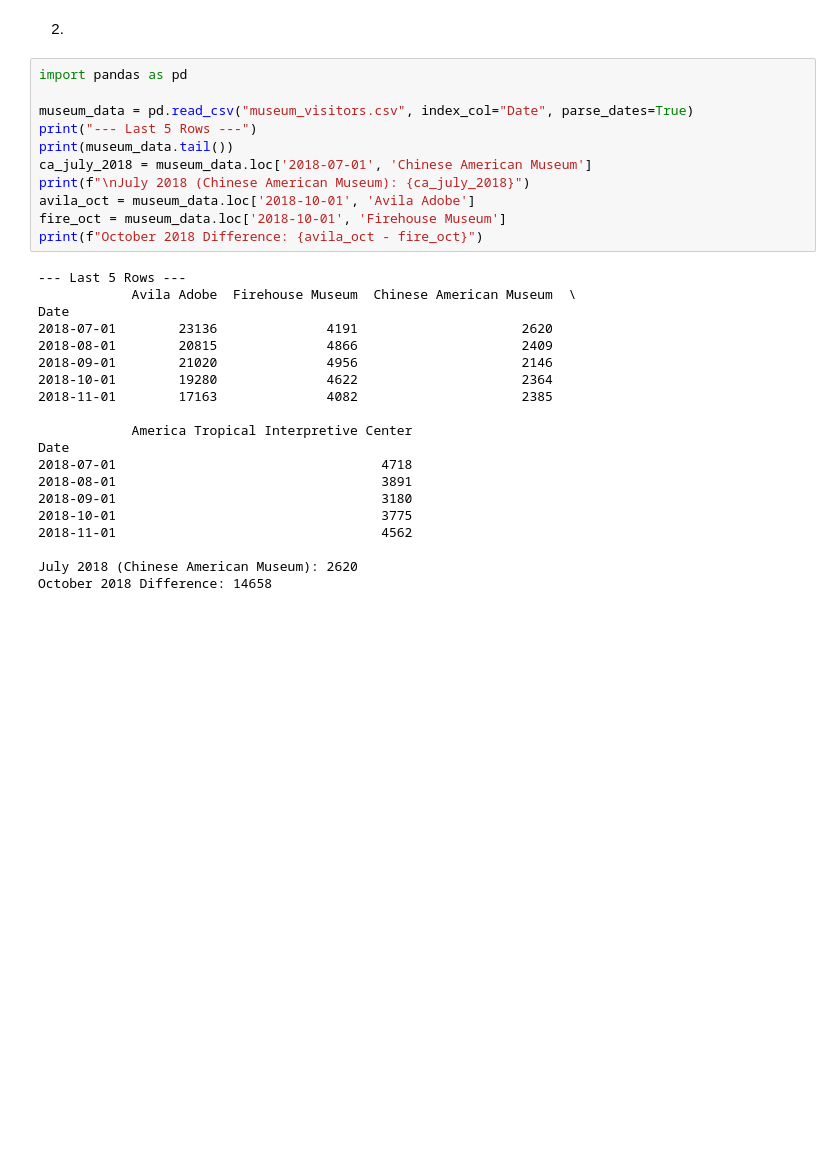
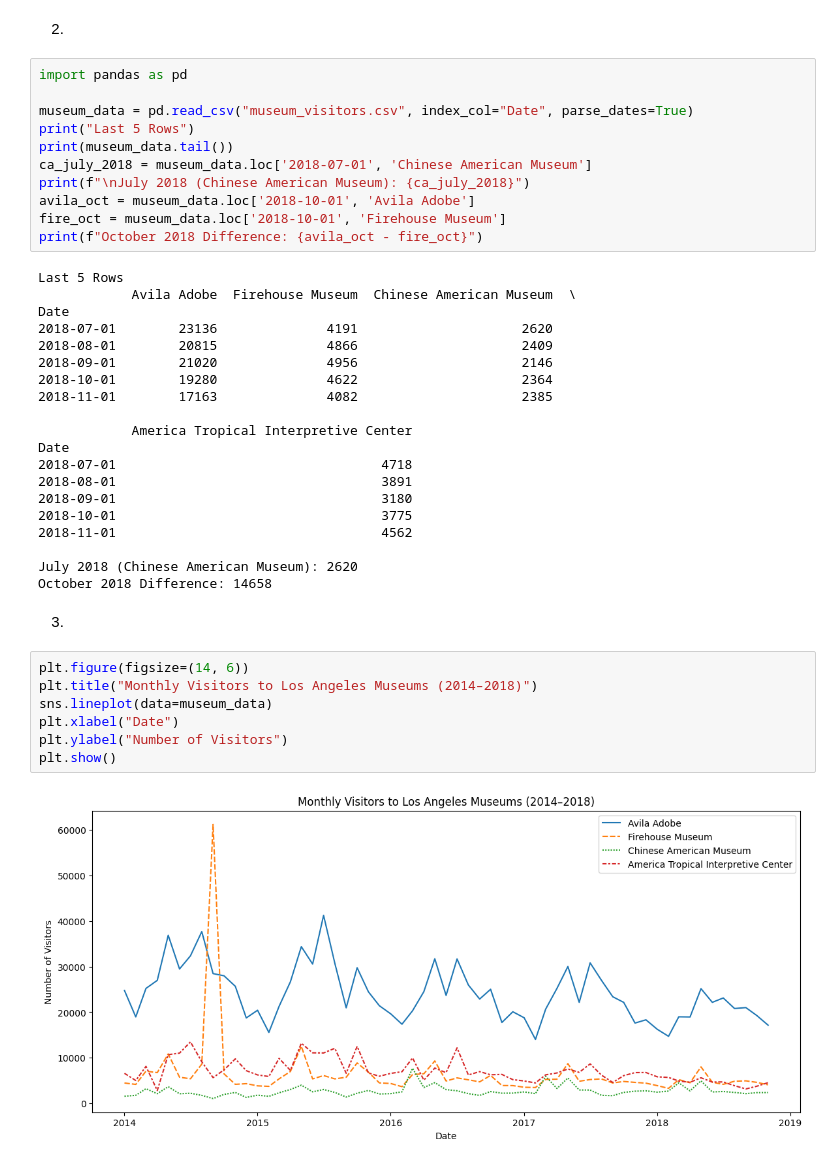
Before and after one commit to Sarah-Manzoor-158/Machine-learning-course, a Jupyter notebook: Untitled14.ipynb, the cells around one changed output. Drawn from its saved outputs; the diff is of its cells as text; blank space fills up the shorter version.

```diff
--- a/Untitled14.ipynb
+++ b/Untitled14.ipynb
@@ -32,7 +32,7 @@ plt.show()
 import pandas as pd
 
 museum_data = pd.read_csv("museum_visitors.csv", index_col="Date", parse_dates=True)
-print("--- Last 5 Rows ---")
+print("Last 5 Rows")
 print(museum_data.tail())
 ca_july_2018 = museum_data.loc['2018-07-01', 'Chinese American Museum']
 print(f"\nJuly 2018 (Chinese American Museum): {ca_july_2018}")
@@ -40,7 +40,7 @@ avila_oct = museum_data.loc['2018-10-01', 'Avila Adobe']
 fire_oct = museum_data.loc['2018-10-01', 'Firehouse Museum']
 print(f"October 2018 Difference: {avila_oct - fire_oct}")
 # %% [output]
---- Last 5 Rows ---
+Last 5 Rows
             Avila Adobe  Firehouse Museum  Chinese American Museum  \
 Date
 2018-07-01        23136              4191                     2620
@@ -59,3 +59,14 @@ Date
 
 July 2018 (Chinese American Museum): 2620
 October 2018 Difference: 14658
+# %% [markdown]
+3.
+# %%
+plt.figure(figsize=(14, 6))
+plt.title("Monthly Visitors to Los Angeles Museums (2014–2018)")
+sns.lineplot(data=museum_data)
+plt.xlabel("Date")
+plt.ylabel("Number of Visitors")
+plt.show()
+# %% [output]
+[figure, added]
```
Also changed, not shown: parts of 8 cells of this notebook.
